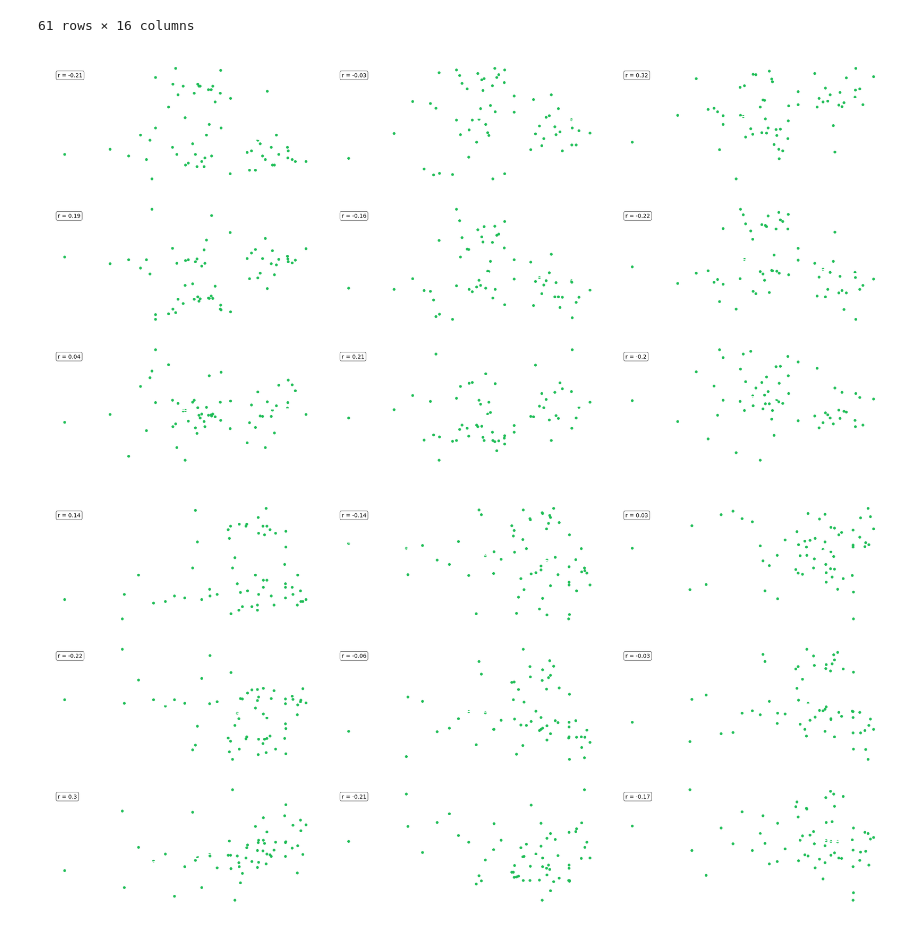
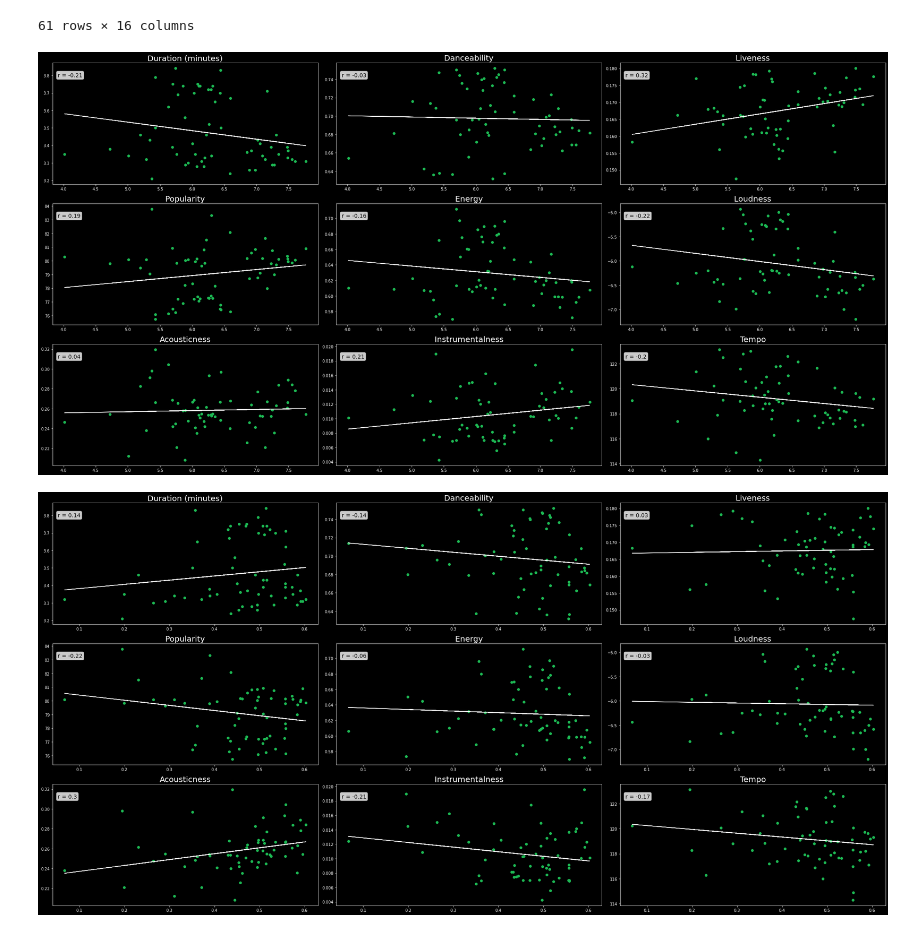
Before and after one commit to JoeKell/SpotifySongAnalysisProject, a Jupyter notebook: CountryHappinessAnalysis.ipynb, the cells around one changed output. Saved outputs shown, nothing was run; the diff lists cells and outputs as text; code cells hidden in the pictures.

```diff
--- a/CountryHappinessAnalysis.ipynb
+++ b/CountryHappinessAnalysis.ipynb
@@ -79,35 +79,36 @@ for m in spotify_metrics:
     axs[y][x].plot(x_values,regress_values, color='white')
     # axs[y][x].set_ylabel(spotify_metrics[m])
     axs[y][x].set_title(spotify_metrics[m], fontdict={'fontsize':20})
 
     # textstr = f'LinEq: y = {round(slope, 2)}x + {round(intercept, 2)}\nrValue: {rvalue}'
     textstr = f'r = {round(rvalue, 2)}'
     props = dict(boxstyle='round', facecolor='white', alpha=0.8)
     axs[y][x].text(0.02, 0.92, textstr, transform=axs[y][x].transAxes, fontsize=14,
         verticalalignment='top', bbox=props)
 
     axs[y][x].spines['bottom'].set_color('white')
     axs[y][x].spines['top'].set_color('white')
     axs[y][x].spines['right'].set_color('white')
     axs[y][x].spines['left'].set_color('white')
     axs[y][x].tick_params(axis='x', colors='white')
     axs[y][x].tick_params(axis='y', colors='white')
     axs[y][x].yaxis.label.set_color('white')
     axs[y][x].xaxis.label.set_color('white')
     axs[y][x].title.set_color('white')
-    axs[y][x].patch.set_alpha(0)
+    axs[y][x].patch.set_color('#000')
 
     if y == 2:
         y = -1
         x += 1
 
     y += 1
 
+fig.set_facecolor('#000')
 fig.set_size_inches(30, 15)
 plt.tight_layout()
 plt.show()
 # %% [output]
-[figure, old version]
+[figure, new version]
 # %%
 fig, axs = plt.subplots(3, 3)
 
@@ -141,7 +142,7 @@ for m in spotify_metrics:
     axs[y][x].yaxis.label.set_color('white')
     axs[y][x].xaxis.label.set_color('white')
     axs[y][x].title.set_color('white')
-    axs[y][x].patch.set_alpha(0)
+    axs[y][x].patch.set_color('#000')
 
     if y == 2:
         y = -1
@@ -149,11 +150,12 @@ for m in spotify_metrics:
 
     y += 1
 
+fig.set_facecolor('#000')
 fig.set_size_inches(30, 15)
 plt.tight_layout()
 plt.show()
 # %% [output]
-[figure, old version]
+[figure, new version]
 # %%
 fig, axs = plt.subplots(3, 3)
 
```
Also changed, not shown: parts of 1 cell of this notebook.
